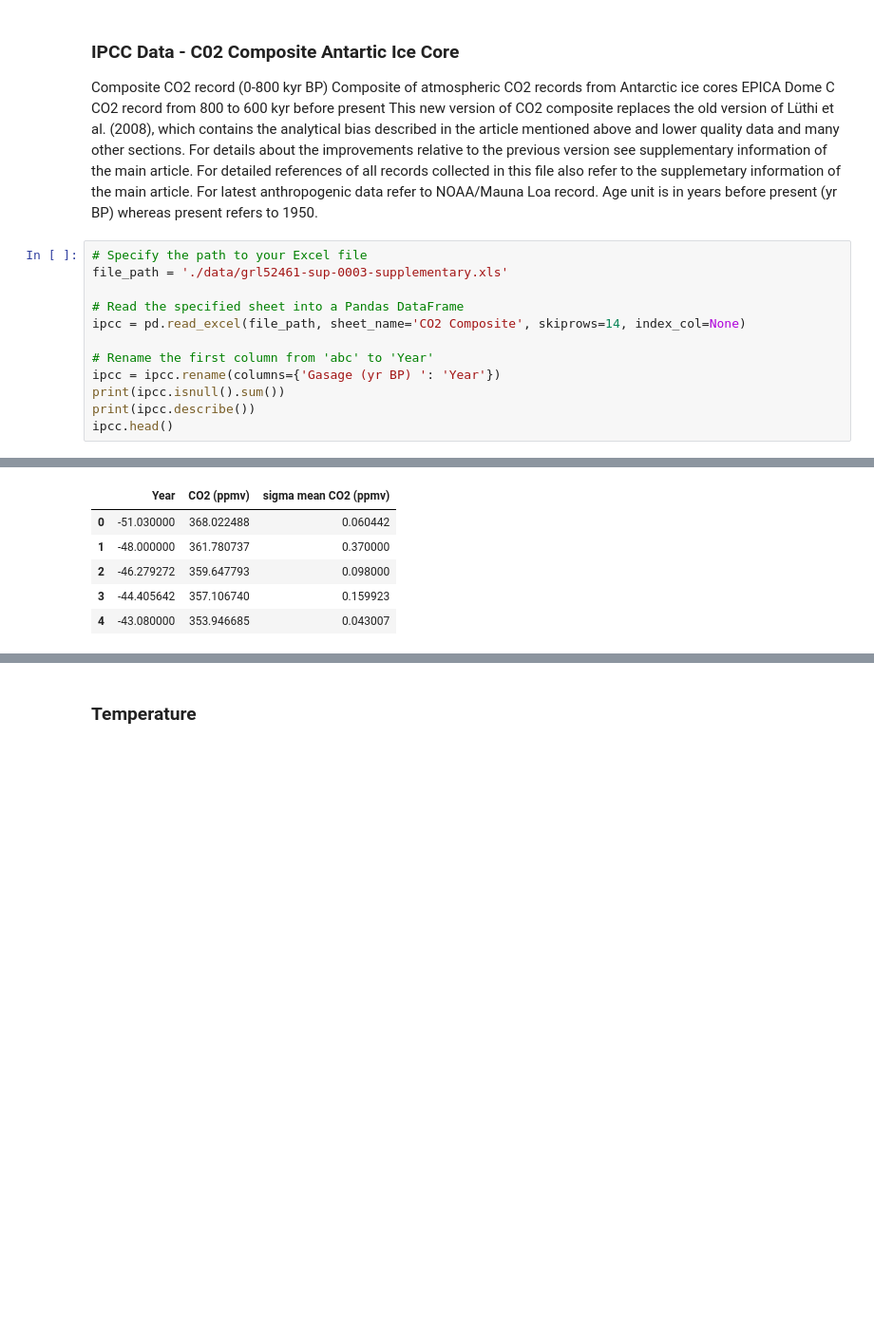
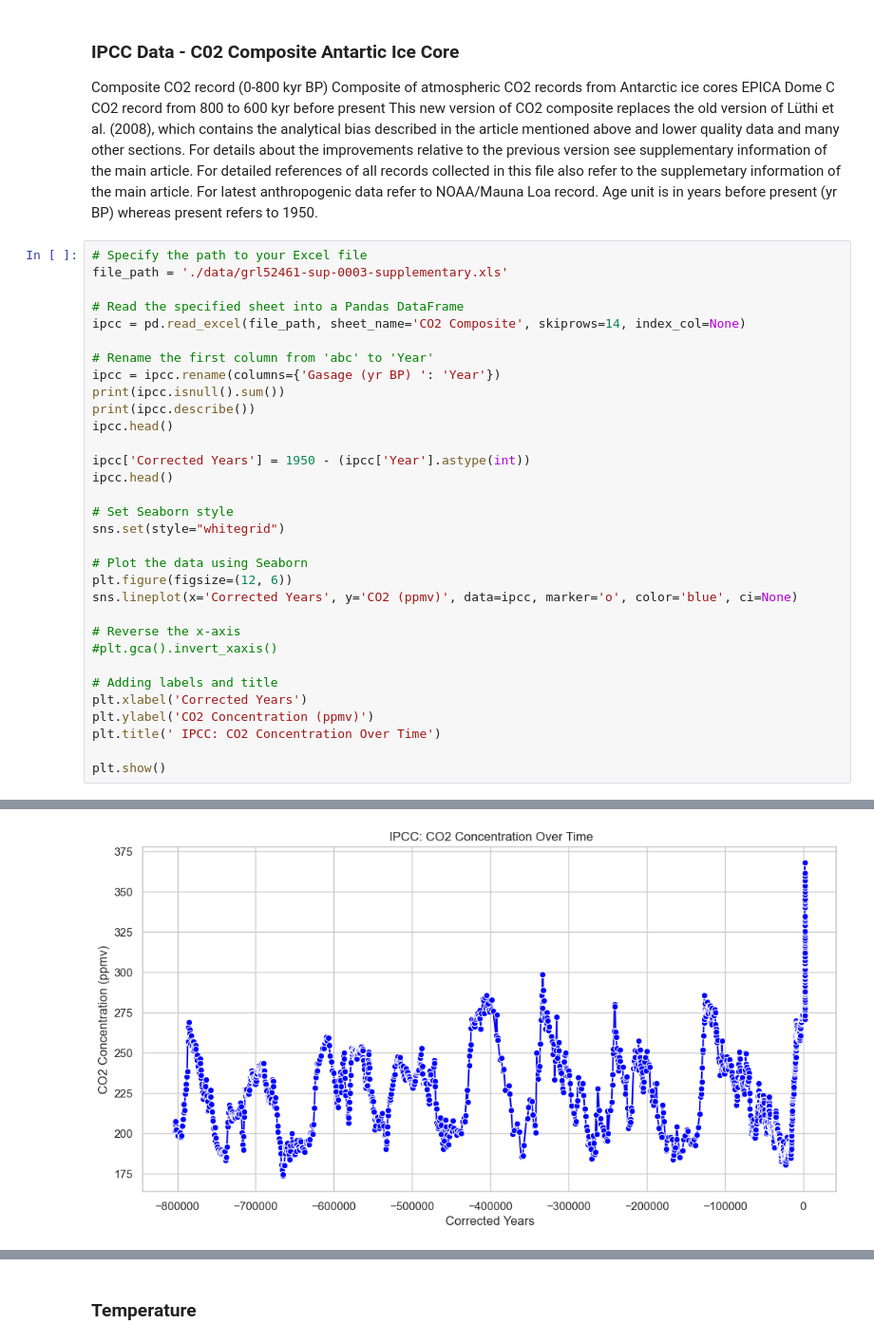
Before and after one commit to Sarahlouhast/Programming-for-Data-Analytics-Project-2, a Jupyter notebook: project.ipynb, the cells around one changed output, grey strips where cells are left out. Shown at 95% size. Saved outputs shown, nothing was run; the diff lists cells and outputs as text; blank space fills up the shorter version.

Commit message:
Combine IPCC, MLO

```diff
--- a/project.ipynb
+++ b/project.ipynb
@@ -153,32 +179,47 @@ Age unit is in years before present (yr BP) whereas present refers to 1950.
 # %%
 # Specify the path to your Excel file
 file_path = './data/grl52461-sup-0003-supplementary.xls'
 
 # Read the specified sheet into a Pandas DataFrame
 ipcc = pd.read_excel(file_path, sheet_name='CO2 Composite', skiprows=14, index_col=None)
 
 # Rename the first column from 'abc' to 'Year'
 ipcc = ipcc.rename(columns={'Gasage (yr BP) ': 'Year'})
 print(ipcc.isnull().sum())
 print(ipcc.describe())
 ipcc.head()
+
+ipcc['Corrected Years'] = 1950 - (ipcc['Year'].astype(int))
+ipcc.head()
+
+# Set Seaborn style
+sns.set(style="whitegrid")
+
+# Plot the data using Seaborn
+plt.figure(figsize=(12, 6))
+sns.lineplot(x='Corrected Years', y='CO2 (ppmv)', data=ipcc, marker='o', color='blue', ci=None)
+
+# Reverse the x-axis
+#plt.gca().invert_xaxis()
+
+# Adding labels and title
+plt.xlabel('Corrected Years')
+plt.ylabel('CO2 Concentration (ppmv)')
+plt.title(' IPCC: CO2 Concentration Over Time')
+
+plt.show()
 # %% [output]
 Year                     0
 CO2 (ppmv)               0
 sigma mean CO2 (ppmv)    0
 dtype: int64
                 Year   CO2 (ppmv)  sigma mean CO2 (ppmv)
 count    1901.000000  1901.000000            1901.000000
 mean   242810.270113   235.566624               1.340519
 std    274261.195468    35.902698               0.924188
 min       -51.030000   173.713620               0.010000
 25%     14606.209000   204.826743               0.639335
 50%     74525.645000   232.456008               1.073871
 75%    504177.187879   257.930000               1.800000
 max    805668.868405   368.022488               9.960000
-|  | Year | CO2 (ppmv) | sigma mean CO2 (ppmv) |
-| 0 | -51.030000 | 368.022488 | 0.060442 |
-| 1 | -48.000000 | 361.780737 | 0.370000 |
-| 2 | -46.279272 | 359.647793 | 0.098000 |
-| 3 | -44.405642 | 357.106740 | 0.159923 |
-| 4 | -43.080000 | 353.946685 | 0.043007 |
+[figure, added]
```
Also changed, not shown: parts of 32 cells of this notebook, 3 other files.
